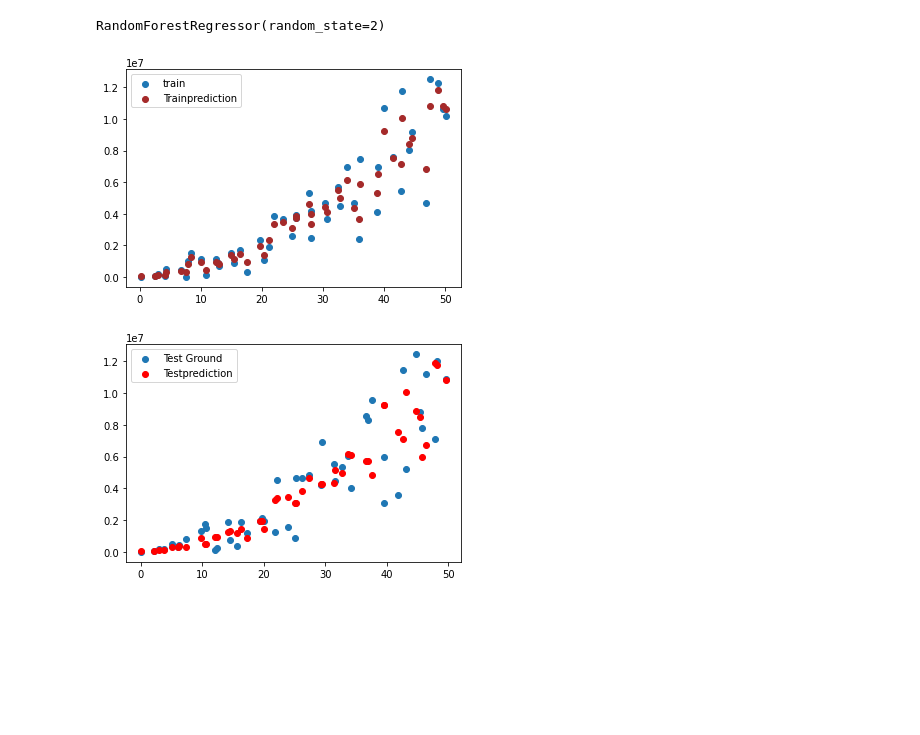
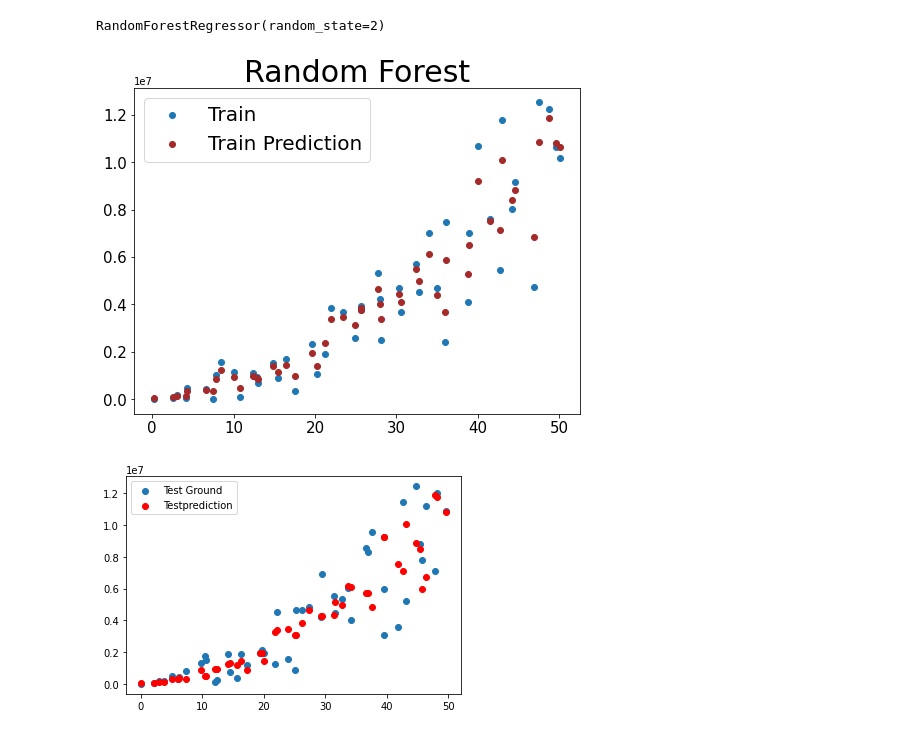
Before and after one commit to jashanmeet-collab/ML-Optimizers, a Jupyter notebook: Random_forest/Random_forest.ipynb, the cells around one changed output. Drawn from its saved outputs; the diff is of its cells as text; code cells hidden in the pictures; blank space fills up the shorter version.

Commit message:
random forest figures

```diff
--- a/Random_forest/Random_forest.ipynb
+++ b/Random_forest/Random_forest.ipynb
@@ -44,12 +44,17 @@ RandomForestRegressor(random_state=2)
 Y_predict_train=reg_RF.predict(X_train)
 Y_predict_test=reg_RF.predict(X_test)
 # %%
-plt.scatter(X_train,Y1,label="train")
-plt.scatter(X_train,Y_predict_train,label="Trainprediction",color="brown")
-plt.legend()
+plt.figure(figsize=(8, 6))
+plt.scatter(X_train,Y1,label="Train")
+plt.scatter(X_train,Y_predict_train,label="Train Prediction",color="brown")
+plt.legend(fontsize = 20)
+plt.title('Random Forest', fontsize=30)
+plt.xticks(fontsize= 15)
+plt.yticks(fontsize= 15)
+
 plt.show()
 # %% [output]
-[figure, old version]
+[figure, new version]
 # %%
 plt.scatter(X_test,Y2,label="Test Ground")
 plt.scatter(X_test,Y_predict_test,label="Testprediction",color="red")
```
Also changed, not shown: parts of 2 cells of this notebook, 3 other files.
